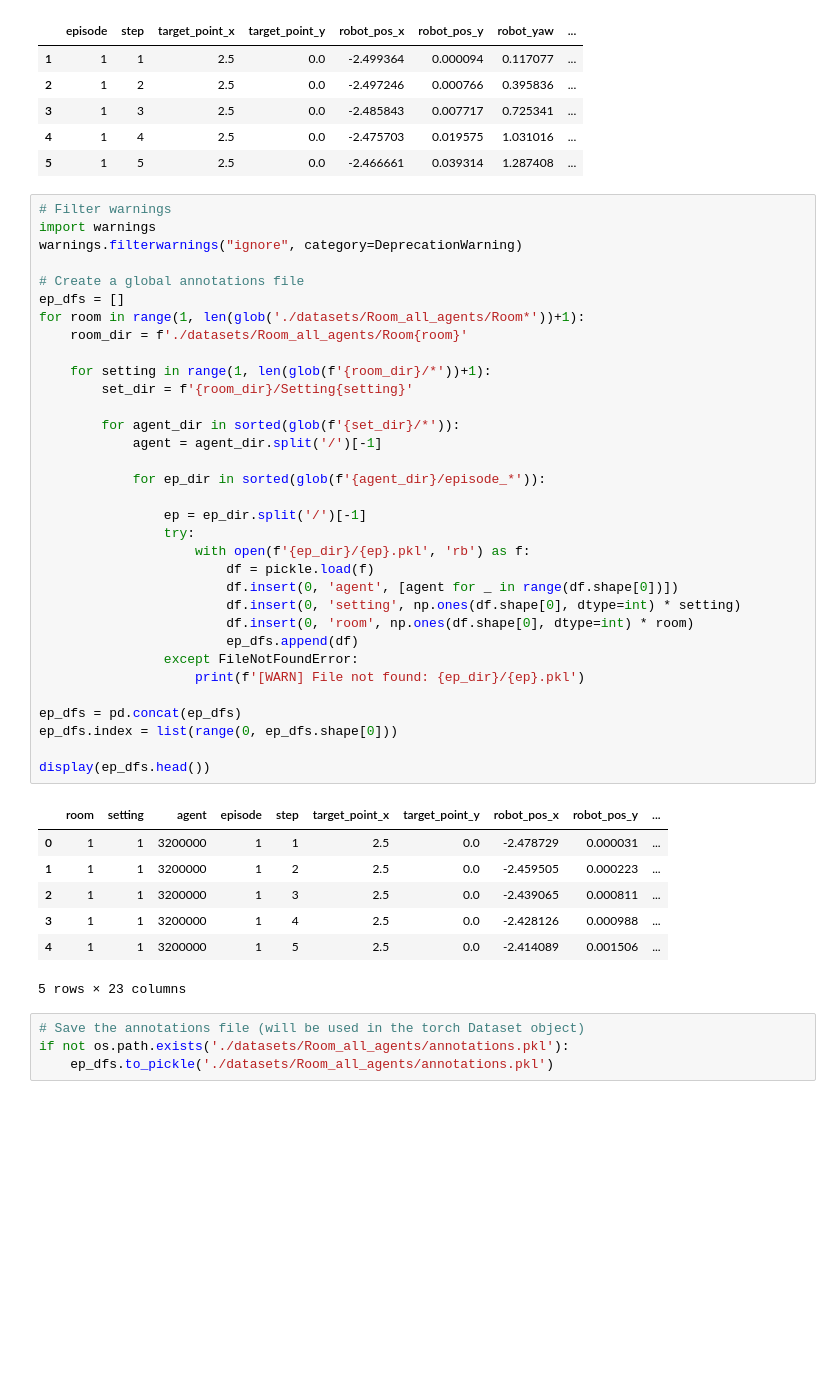
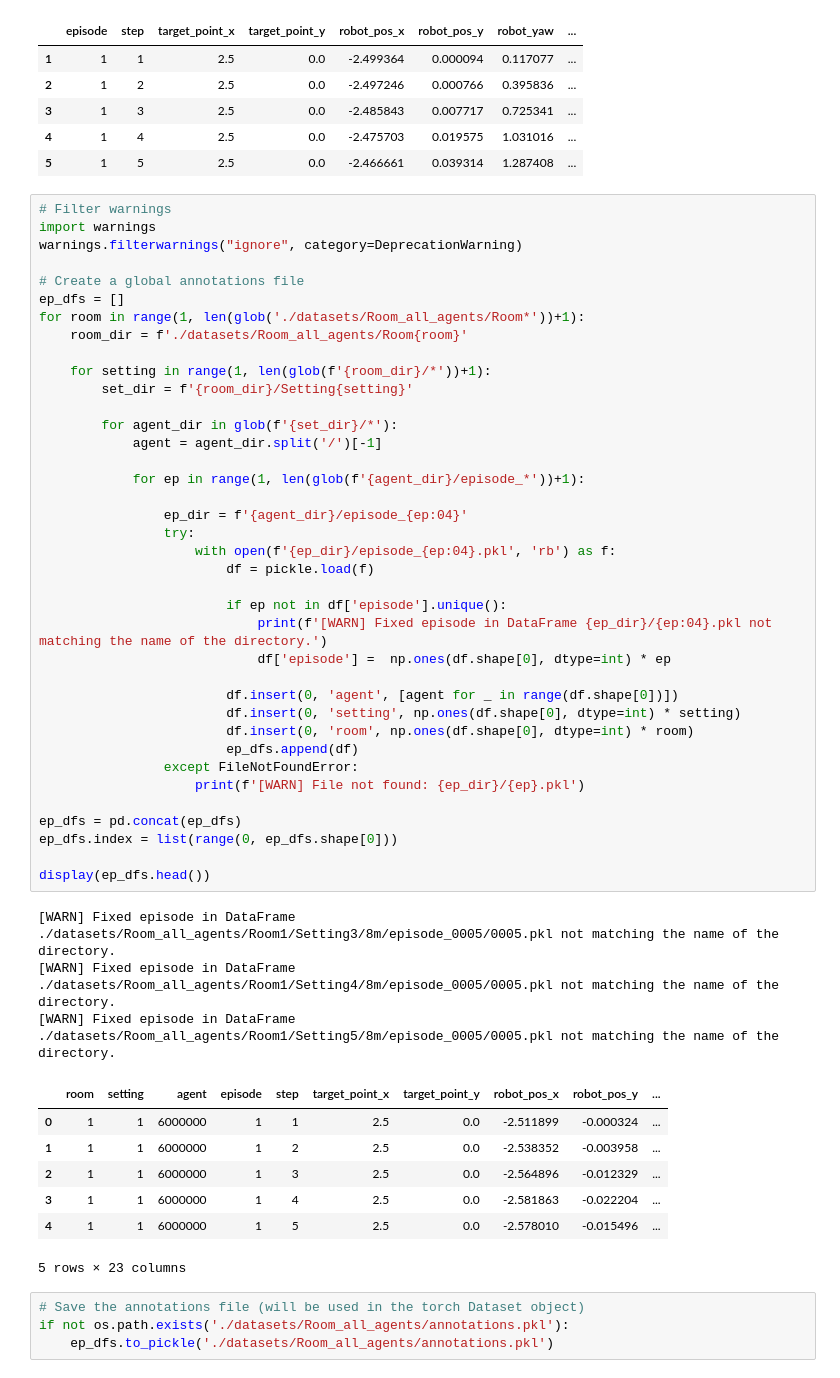
Before and after one commit to Tr3itz/CLEncoderRobotNav, a Jupyter notebook: dataset_analysis.ipynb, the cells around one changed output. Saved outputs shown, nothing was run; the diff lists cells and outputs as text; blank space fills up the shorter version.

Commit message:
Modified annotations file creation in order to play around dataset bug

```diff
--- a/dataset_analysis.ipynb
+++ b/dataset_analysis.ipynb
@@ -32,43 +32,51 @@ with open(file, 'rb') as f:
 # Filter warnings
 import warnings
 warnings.filterwarnings("ignore", category=DeprecationWarning)
 
 # Create a global annotations file
 ep_dfs = []
 for room in range(1, len(glob('./datasets/Room_all_agents/Room*'))+1):
     room_dir = f'./datasets/Room_all_agents/Room{room}'
 
     for setting in range(1, len(glob(f'{room_dir}/*'))+1):
         set_dir = f'{room_dir}/Setting{setting}'
 
-        for agent_dir in sorted(glob(f'{set_dir}/*')):
+        for agent_dir in glob(f'{set_dir}/*'):
             agent = agent_dir.split('/')[-1]
 
-            for ep_dir in sorted(glob(f'{agent_dir}/episode_*')):
+            for ep in range(1, len(glob(f'{agent_dir}/episode_*'))+1):
 
-                ep = ep_dir.split('/')[-1]
+                ep_dir = f'{agent_dir}/episode_{ep:04}'
                 try:
-                    with open(f'{ep_dir}/{ep}.pkl', 'rb') as f:
+                    with open(f'{ep_dir}/episode_{ep:04}.pkl', 'rb') as f:
                         df = pickle.load(f)
+
+                        if ep not in df['episode'].unique():
+                            print(f'[WARN] Fixed episode in DataFrame {ep_dir}/{ep:04}.pkl not matching the name of the directory.')
+                            df['episode'] =  np.ones(df.shape[0], dtype=int) * ep
+
                         df.insert(0, 'agent', [agent for _ in range(df.shape[0])])
                         df.insert(0, 'setting', np.ones(df.shape[0], dtype=int) * setting)
                         df.insert(0, 'room', np.ones(df.shape[0], dtype=int) * room)
                         ep_dfs.append(df)
                 except FileNotFoundError:
                     print(f'[WARN] File not found: {ep_dir}/{ep}.pkl')
 
 ep_dfs = pd.concat(ep_dfs)
 ep_dfs.index = list(range(0, ep_dfs.shape[0]))
 
 display(ep_dfs.head())
 # %% [output]
+[WARN] Fixed episode in DataFrame ./datasets/Room_all_agents/Room1/Setting3/8m/episode_0005/0005.pkl not matching the name of the directory.
+[WARN] Fixed episode in DataFrame ./datasets/Room_all_agents/Room1/Setting4/8m/episode_0005/0005.pkl not matching the name of the directory.
+[WARN] Fixed episode in DataFrame ./datasets/Room_all_agents/Room1/Setting5/8m/episode_0005/0005.pkl not matching the name of the directory.
 |  | room | setting | agent | episode | step | target_point_x | target_point_y | robot_pos_x | robot_pos_y | ... |
-| 0 | 1 | 1 | 3200000 | 1 | 1 | 2.5 | 0.0 | -2.478729 | 0.000031 | ... |
-| 1 | 1 | 1 | 3200000 | 1 | 2 | 2.5 | 0.0 | -2.459505 | 0.000223 | ... |
-| 2 | 1 | 1 | 3200000 | 1 | 3 | 2.5 | 0.0 | -2.439065 | 0.000811 | ... |
-| 3 | 1 | 1 | 3200000 | 1 | 4 | 2.5 | 0.0 | -2.428126 | 0.000988 | ... |
-| 4 | 1 | 1 | 3200000 | 1 | 5 | 2.5 | 0.0 | -2.414089 | 0.001506 | ... |
+| 0 | 1 | 1 | 6000000 | 1 | 1 | 2.5 | 0.0 | -2.511899 | -0.000324 | ... |
+| 1 | 1 | 1 | 6000000 | 1 | 2 | 2.5 | 0.0 | -2.538352 | -0.003958 | ... |
+| 2 | 1 | 1 | 6000000 | 1 | 3 | 2.5 | 0.0 | -2.564896 | -0.012329 | ... |
+| 3 | 1 | 1 | 6000000 | 1 | 4 | 2.5 | 0.0 | -2.581863 | -0.022204 | ... |
+| 4 | 1 | 1 | 6000000 | 1 | 5 | 2.5 | 0.0 | -2.578010 | -0.015496 | ... |
-5 rows × 23 columns
+5 rows × 23 columns
 # %%
 # Save the annotations file (will be used in the torch Dataset object)
 if not os.path.exists('./datasets/Room_all_agents/annotations.pkl'):
```
Also changed, not shown: 1 other file.
